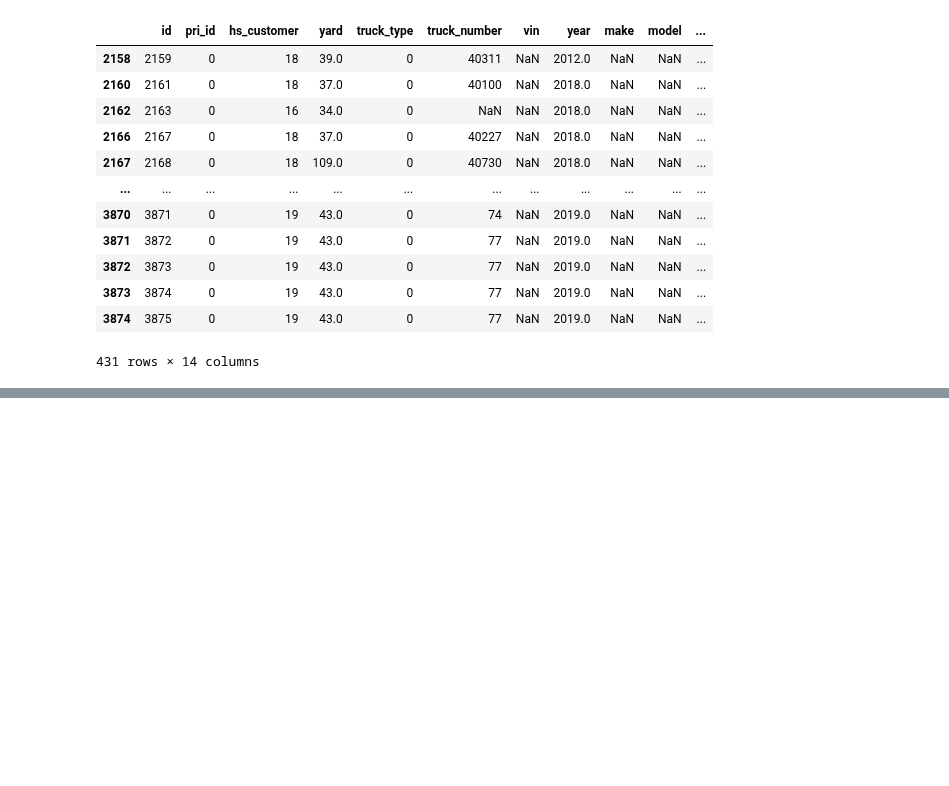
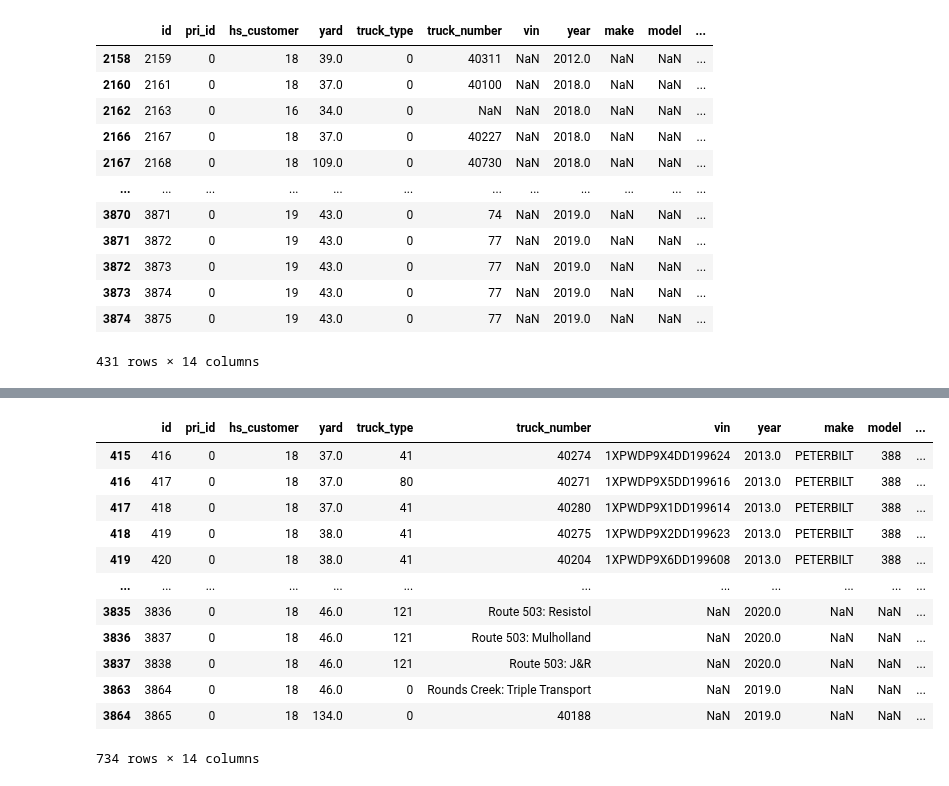
Before and after one commit to nurfnick/Cantrell_Jackson, a Jupyter notebook: Truck_Type_Organization.ipynb, the cells around one changed output, grey strips where cells are left out. Cells and saved outputs as stored; diff of their text form; code cells hidden in the pictures; blank space fills up the shorter version.

```diff
--- a/Truck_Type_Organization.ipynb
+++ b/Truck_Type_Organization.ipynb
@@ -65,0 +126,20 @@ df2[df2['truck_type']==0]
+# %%
+
+df3 = df2[df2['status']=='active']
+# %%
+#customer 18 active trucks 734/904 |||| 170 trucks inactive, 18% of customers 18 trucks are inactive.
+df3[df3['hs_customer']==18]
+# %% [output]
+|  | id | pri_id | hs_customer | yard | truck_type | truck_number | vin | year | make | model | ... |
+| 415 | 416 | 0 | 18 | 37.0 | 41 | 40274 | 1XPWDP9X4DD199624 | 2013.0 | PETERBILT | 388 | ... |
+| 416 | 417 | 0 | 18 | 37.0 | 80 | 40271 | 1XPWDP9X5DD199616 | 2013.0 | PETERBILT | 388 | ... |
+| 417 | 418 | 0 | 18 | 37.0 | 41 | 40280 | 1XPWDP9X1DD199614 | 2013.0 | PETERBILT | 388 | ... |
+| 418 | 419 | 0 | 18 | 38.0 | 41 | 40275 | 1XPWDP9X2DD199623 | 2013.0 | PETERBILT | 388 | ... |
+| 419 | 420 | 0 | 18 | 38.0 | 41 | 40204 | 1XPWDP9X6DD199608 | 2013.0 | PETERBILT | 388 | ... |
+| ... | ... | ... | ... | ... | ... | ... | ... | ... | ... | ... | ... |
+| 3835 | 3836 | 0 | 18 | 46.0 | 121 | Route 503: Resistol | NaN | 2020.0 | NaN | NaN | ... |
+| 3836 | 3837 | 0 | 18 | 46.0 | 121 | Route 503: Mulholland | NaN | 2020.0 | NaN | NaN | ... |
+| 3837 | 3838 | 0 | 18 | 46.0 | 121 | Route 503: J&R | NaN | 2020.0 | NaN | NaN | ... |
+| 3863 | 3864 | 0 | 18 | 46.0 | 0 | Rounds Creek: Triple Transport | NaN | 2019.0 | NaN | NaN | ... |
+| 3864 | 3865 | 0 | 18 | 134.0 | 0 | 40188 | NaN | 2019.0 | NaN | NaN | ... |
+734 rows × 14 columns
```
Also changed, not shown: parts of 7 cells of this notebook.
